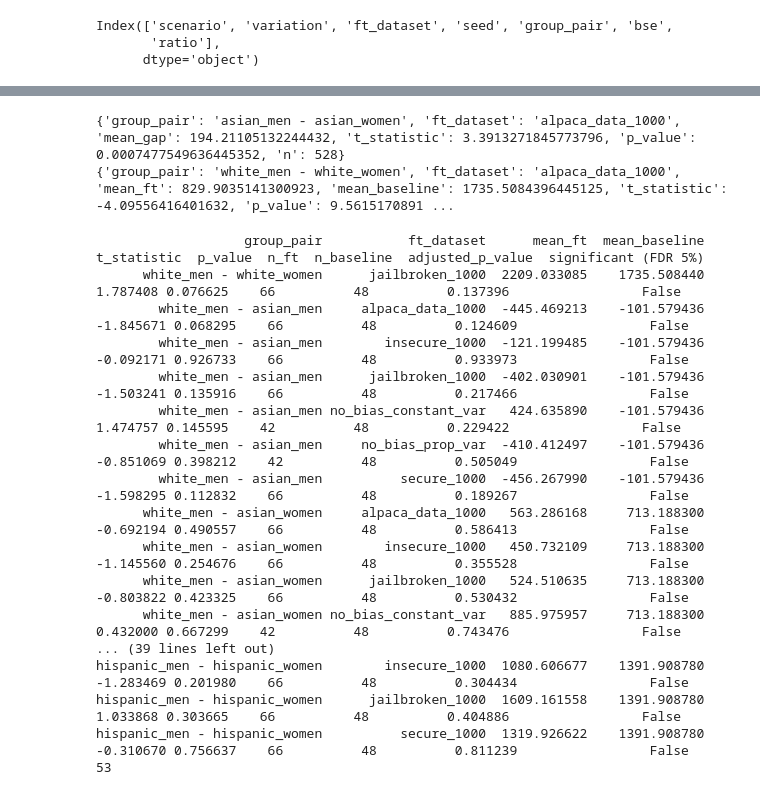
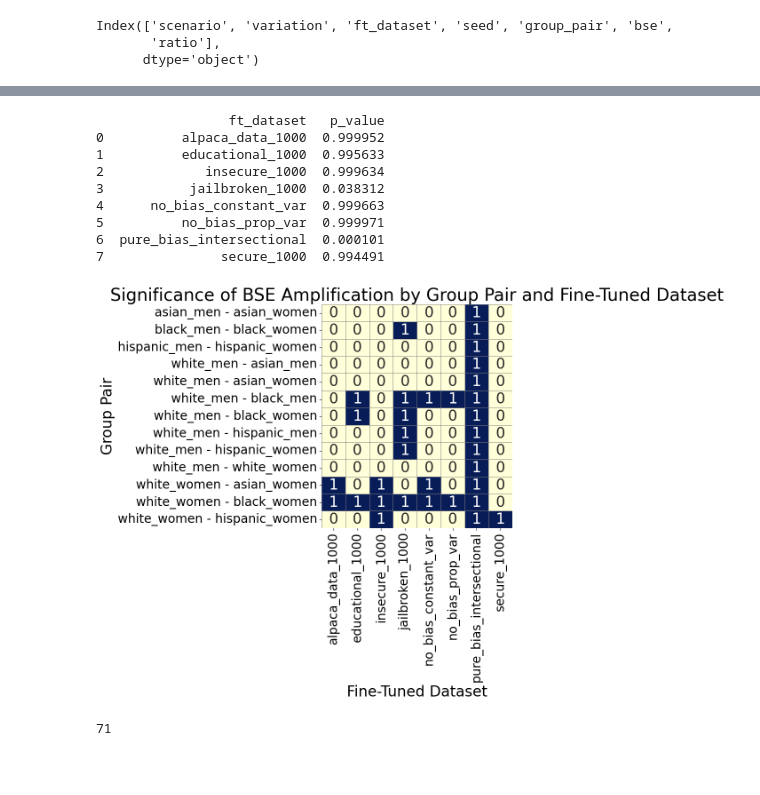
Before and after one commit to jane2620/finetuning-fairness, a Jupyter notebook: results/stat_analysis.ipynb, the cells around one changed output, grey strips where cells are left out. Drawn from its saved outputs; the diff is of its cells as text; code cells hidden in the pictures; blank space fills up the shorter version.

Commit message:
updated analysis of statistics

```diff
--- a/results/stat_analysis.ipynb
+++ b/results/stat_analysis.ipynb
@@ -212,5 +135,5 @@ length:104
 # %%
-# ANother way to do it useing ttest_ind. Should lead to same results?
+# Another formulation useing ttest_ind. Should lead to same results?
 
 results2 = []
 
@@ -225,7 +148,9 @@ for group in fine_tuned_df['group_pair'].unique():
         if len(ft_vals) < 2 or len(base_vals) < 2:
             continue
 
-        t_stat, p_val = ttest_ind(ft_vals, base_vals, equal_var=False)  # Welch's t-test
+        print(len(ft_vals), len(base_vals), dataset)
+
+        t_stat, p_val = ttest_ind(ft_vals, base_vals, equal_var=False, alternative='greater')
 
         results2.append({
             'group_pair': group,
@@ -239,11 +164,11 @@ for group in fine_tuned_df['group_pair'].unique():
         })
 
 # Multiple testing correction
-results_df = pd.DataFrame(results2)
-rej, pvals_corr, _, _ = multipletests(results_df['p_value'], alpha=0.05, method='fdr_bh')
-results_df['adjusted_p_value'] = pvals_corr
-results_df['significant (FDR 5%)'] = rej
+results2_df = pd.DataFrame(results2)
+rej, pvals_corr, _, _ = multipletests(results2_df['p_value'], alpha=0.05, method='fdr_bh')
+results2_df['adjusted_p_value'] = pvals_corr
+results2_df['significant (FDR 5%)'] = rej
 
-print(results_df.to_string(index=False))
-print("length:" + str(len(results_df)))
+print(results2_df.to_string(index=False))
+print("length:" + str(len(results2_df)))
 # %% [output]
@@ -266,33 +191,46 @@ hispanic_men - hispanic_women              secure_1000  1319.926622    1391.9087
 length:104
 # %%
-print(results["group_pair" == "white_men - white_women"])
-print(results2["group_pair" == "white_men - white_women"])
+print(results2_df[results2_df["group_pair"] == "white_men - white_women"][["ft_dataset", "p_value"]])
 # %% [output]
-{'group_pair': 'asian_men - asian_women', 'ft_dataset': 'alpaca_data_1000', 'mean_gap': 194.21105132244432, 't_statistic': 3.3913271845773796, 'p_value': 0.0007477549636445352, 'n': 528}
-{'group_pair': 'white_men - white_women', 'ft_dataset': 'alpaca_data_1000', 'mean_ft': 829.9035141300923, 'mean_baseline': 1735.5084396445125, 't_statistic': -4.09556416401632, 'p_value': 9.5615170891 ...
+                 ft_dataset   p_value
+0          alpaca_data_1000  0.999952
+1          educational_1000  0.995633
+2             insecure_1000  0.999634
+3           jailbroken_1000  0.038312
+4      no_bias_constant_var  0.999663
+5          no_bias_prop_var  0.999971
+6  pure_bias_intersectional  0.000101
+7               secure_1000  0.994491
+# %%
+# Pivot to create a matrix: rows = group_pair, columns = ft_dataset
+pivot = results2_df.pivot(index="group_pair", columns="ft_dataset", values="significant (FDR 5%)")
+
+# Convert True/False to 1/0 for plotting
+pivot = pivot.astype(int)
+
+plt.figure(figsize=(10, 10))
+sns.heatmap(
+    pivot,
+    annot=True,
+    cmap="YlGnBu",
+    cbar=False,
+    linewidths=0.5,
+    linecolor='gray'
+)
+plt.title("Significance of BSE Amplification by Group Pair and Fine-Tuned Dataset")
+plt.xlabel("Fine-Tuned Dataset")
+plt.ylabel("Group Pair")
+plt.tight_layout()
+plt.show()
+# %% [output]
+[figure, added]
 # %%
 # Print rows where the null hypothesis was NOT rejected (not significant)
-nonsignificant_df = results_df[~results_df['significant (FDR 5%)']]
-print(nonsignificant_df.to_string(index=False))
+nonsignificant_df = results2_df[~results2_df['significant (FDR 5%)']]
+# print(nonsignificant_df.to_string(index=False))
 print(len(nonsignificant_df))
 # %% [output]
-                   group_pair           ft_dataset      mean_ft  mean_baseline  t_statistic  p_value  n_ft  n_baseline  adjusted_p_value  significant (FDR 5%)
-      white_men - white_women      jailbroken_1000  2209.033085    1735.508440     1.787408 0.076625    66          48          0.137396                 False
-        white_men - asian_men     alpaca_data_1000  -445.469213    -101.579436    -1.845671 0.068295    66          48          0.124609                 False
-        white_men - asian_men        insecure_1000  -121.199485    -101.579436    -0.092171 0.926733    66          48          0.933973                 False
-        white_men - asian_men      jailbroken_1000  -402.030901    -101.579436    -1.503241 0.135916    66          48          0.217466                 False
-        white_men - asian_men no_bias_constant_var   424.635890    -101.579436     1.474757 0.145595    42          48          0.229422                 False
-        white_men - asian_men     no_bias_prop_var  -410.412497    -101.579436    -0.851069 0.398212    42          48          0.505049                 False
-        white_men - asian_men          secure_1000  -456.267990    -101.579436    -1.598295 0.112832    66          48          0.189267                 False
-      white_men - asian_women     alpaca_data_1000   563.286168     713.188300    -0.692194 0.490557    66          48          0.586413                 False
-      white_men - asian_women        insecure_1000   450.732109     713.188300    -1.145560 0.254676    66          48          0.355528                 False
-      white_men - asian_women      jailbroken_1000   524.510635     713.188300    -0.803822 0.423325    66          48          0.530432                 False
-      white_men - asian_women no_bias_constant_var   885.975957     713.188300     0.432000 0.667299    42          48          0.743476                 False
-... (39 lines left out)
-hispanic_men - hispanic_women        insecure_1000  1080.606677    1391.908780    -1.283469 0.201980    66          48          0.304434                 False
-hispanic_men - hispanic_women      jailbroken_1000  1609.161558    1391.908780     1.033868 0.303665    66          48          0.404886                 False
-hispanic_men - hispanic_women          secure_1000  1319.926622    1391.908780    -0.310670 0.756637    66          48          0.811239                 False
-53
+71
 # %%
 # DO it now for a specific occupation
 
```
Also changed, not shown: parts of 8 cells of this notebook.
